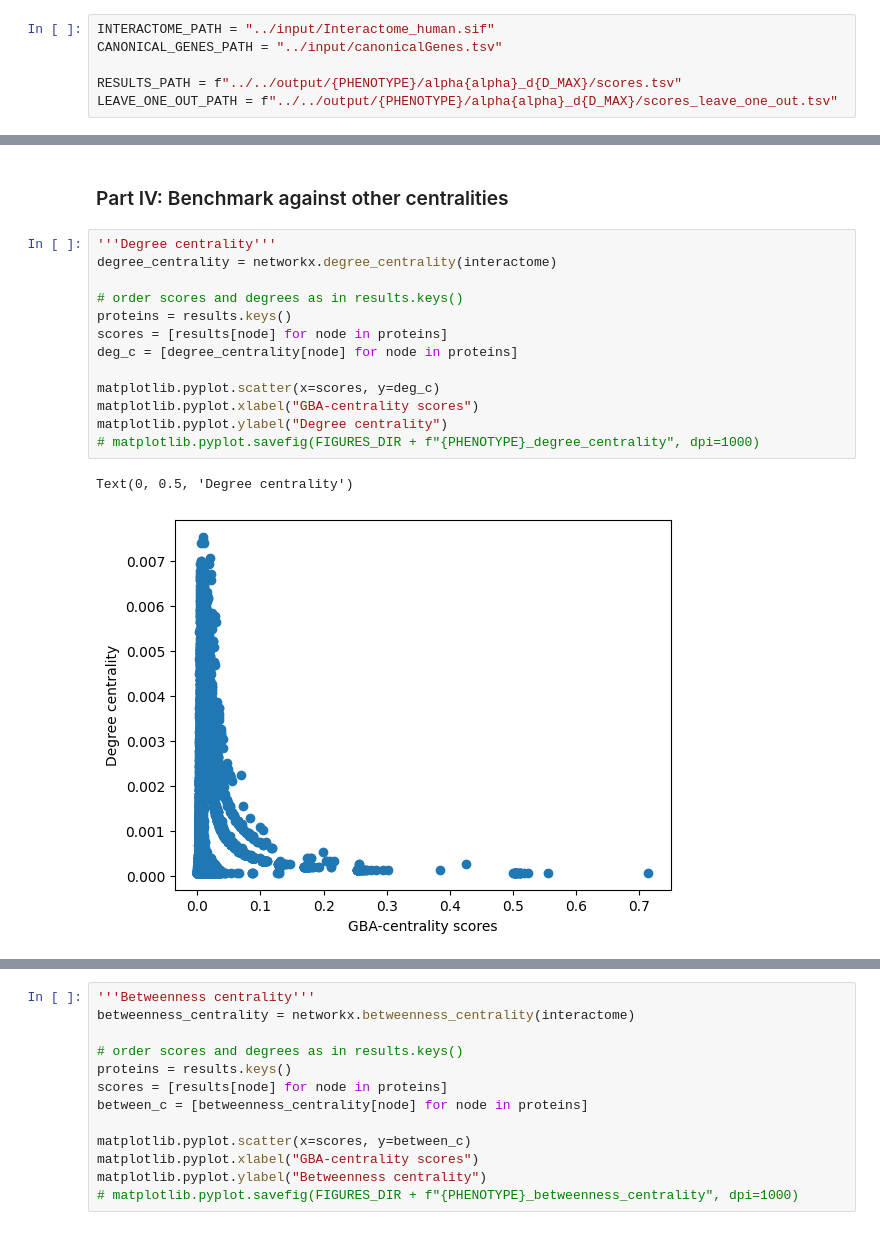
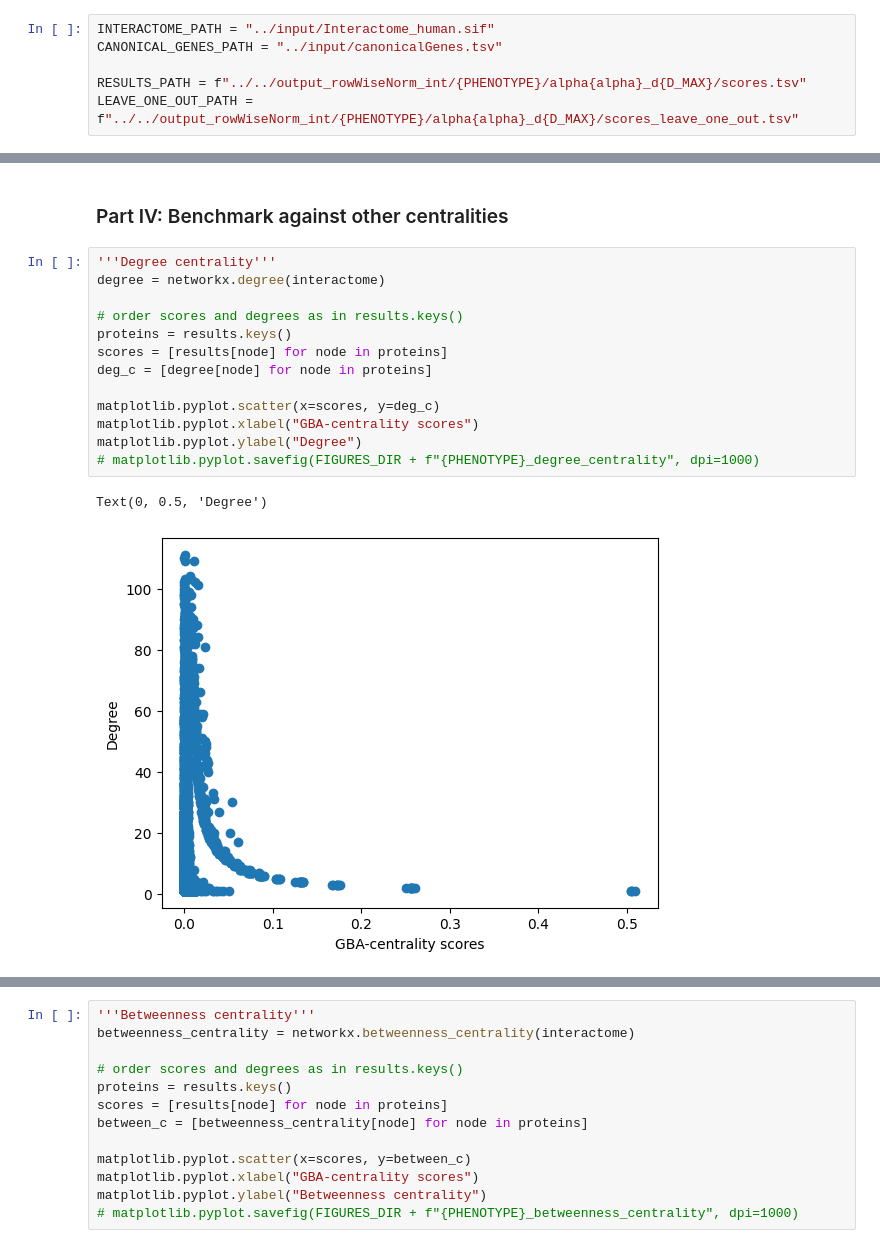
Before and after one commit to jedrzejkubica/GBA-centrality, a Jupyter notebook: dev/validation_GBA_centrality.ipynb, the cells around one changed output, grey strips where cells are left out. Cells and saved outputs as stored; diff of their text form.

```diff
--- a/dev/validation_GBA_centrality.ipynb
+++ b/dev/validation_GBA_centrality.ipynb
@@ -176,8 +176,8 @@ D_MAX = 10
 INTERACTOME_PATH = "../input/Interactome_human.sif"
 CANONICAL_GENES_PATH = "../input/canonicalGenes.tsv"
 
-RESULTS_PATH = f"../../output/{PHENOTYPE}/alpha{alpha}_d{D_MAX}/scores.tsv"
-LEAVE_ONE_OUT_PATH = f"../../output/{PHENOTYPE}/alpha{alpha}_d{D_MAX}/scores_leave_one_out.tsv"
+RESULTS_PATH = f"../../output_rowWiseNorm_int/{PHENOTYPE}/alpha{alpha}_d{D_MAX}/scores.tsv"
+LEAVE_ONE_OUT_PATH = f"../../output_rowWiseNorm_int/{PHENOTYPE}/alpha{alpha}_d{D_MAX}/scores_leave_one_out.tsv"
 # %%
 '''Data and parameters for Part II: Tissue-enrichment validation'''
 PRED_CAUSAL_DEF = 10 # [%]
@@ -427,20 +429,20 @@ Text(0.5, 1.0, 'Number of predicted MMAF proteins\n (old interactome vs new inte
 ### Part IV: Benchmark against other centralities
 # %%
 '''Degree centrality'''
-degree_centrality = networkx.degree_centrality(interactome)
+degree = networkx.degree(interactome)
 
 # order scores and degrees as in results.keys()
 proteins = results.keys()
 scores = [results[node] for node in proteins]
-deg_c = [degree_centrality[node] for node in proteins]
+deg_c = [degree[node] for node in proteins]
 
 matplotlib.pyplot.scatter(x=scores, y=deg_c)
 matplotlib.pyplot.xlabel("GBA-centrality scores")
-matplotlib.pyplot.ylabel("Degree centrality")
+matplotlib.pyplot.ylabel("Degree")
 # matplotlib.pyplot.savefig(FIGURES_DIR + f"{PHENOTYPE}_degree_centrality", dpi=1000)
 # %% [output]
-Text(0, 0.5, 'Degree centrality')
+Text(0, 0.5, 'Degree')
-[figure, old version]
+[figure, new version]
 # %%
 '''Eigenvector centrality'''
 eigenvector_centrality = networkx.eigenvector_centrality_numpy(interactome)
```
Also changed, not shown: parts of 15 cells of this notebook.
